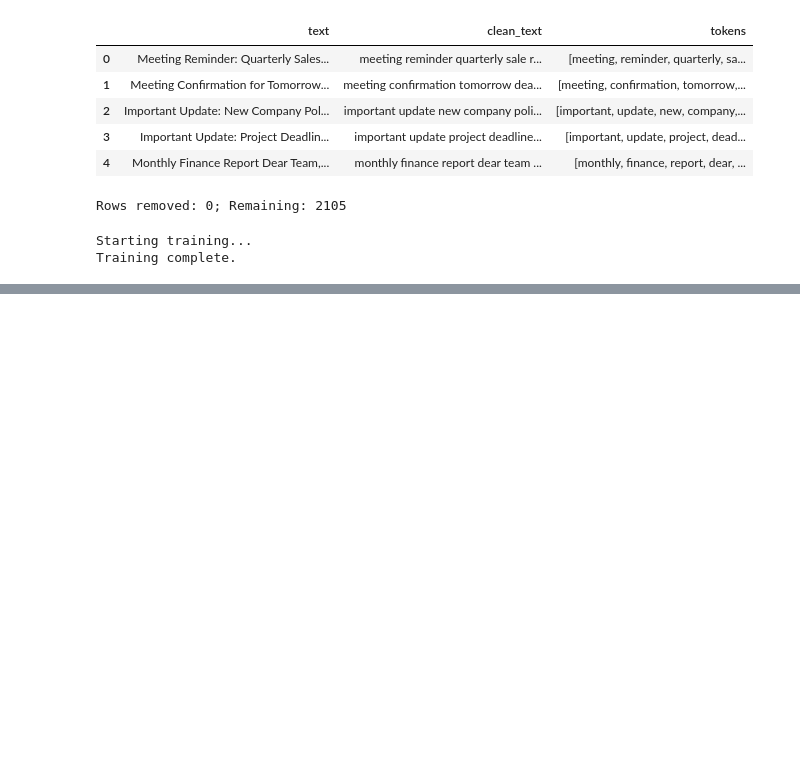
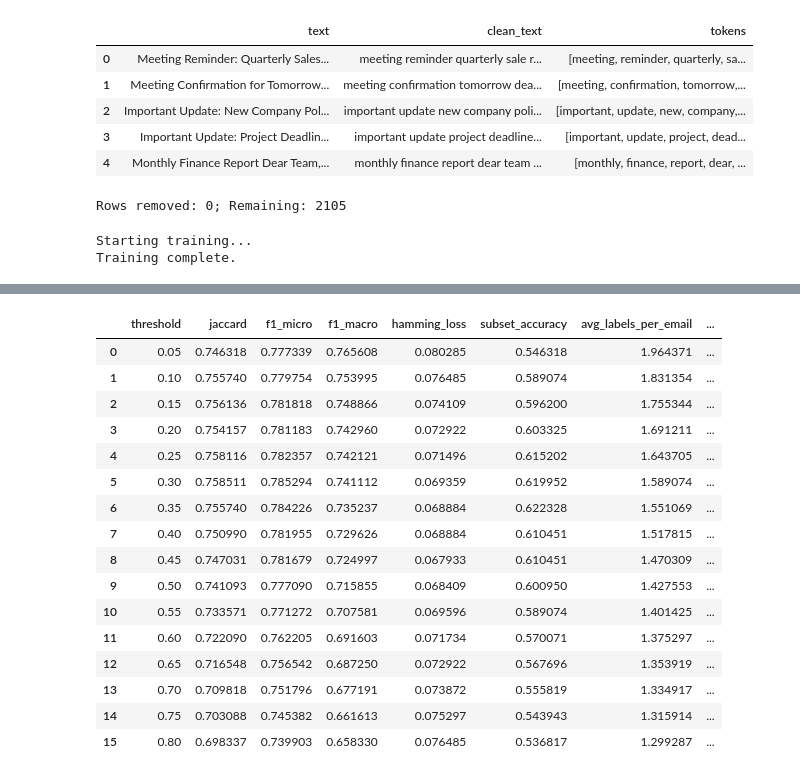
Before and after one commit to WeKeeox/ANLP-Mailsense, a Jupyter notebook: train/mail_categorizer.ipynb, the cells around one changed output, grey strips where cells are left out. Cells and saved outputs as stored; diff of their text form; code cells hidden in the pictures; blank space fills up the shorter version.

```diff
--- a/mail_categorizer.ipynb
+++ b/train/mail_categorizer.ipynb
@@ -310,0 +307,71 @@ y_pred_proba = ovr_classifier.predict_proba(X_test_tfidf)
+# %%
+# --- Threshold grid search for multilabel prediction ---
+
+
+import numpy as np
+import pandas as pd
+from sklearn.metrics import jaccard_score, f1_score, hamming_loss, accuracy_score
+
+
+thresholds = [0.05, 0.10, 0.15, 0.20, 0.25, 0.30, 0.35, 0.40, 0.45, 0.50, 0.55, 0.60, 0.65, 0.70, 0.75, 0.80]
+
+
+rows = []
+
+
+for th in thresholds:
+    y_bin = (y_pred_proba >= th).astype(int)
+    # ensure at least one label per sample
+    row_sums = y_bin.sum(axis=1)
+    no_label_rows = np.where(row_sums == 0)[0]
+    if len(no_label_rows) > 0:
+        top_indices = np.argmax(y_pred_proba[no_label_rows], axis=1)
+        for r, c in zip(no_label_rows, top_indices):
+            y_bin[r, c] = 1
+
+
+    # metrics
+    jacc = jaccard_score(y_test, y_bin, average='samples')
+    f1_micro = f1_score(y_test, y_bin, average='micro')
+    f1_macro = f1_score(y_test, y_bin, average='macro')
+    h_loss = hamming_loss(y_test, y_bin)
+    subset_acc = accuracy_score(y_test, y_bin)
+    avg_labels = y_bin.sum(axis=1).mean()
+
+
+    rows.append({
+        'threshold': th,
+        'jaccard': jacc,
+        'f1_micro': f1_micro,
+        'f1_macro': f1_macro,
+        'hamming_loss': h_loss,
+        'subset_accuracy': subset_acc,
+        'avg_labels_per_email': avg_labels,
+        'forced_one_label_count': int(len(no_label_rows))
+    })
+
+
+results_df = pd.DataFrame(rows)
+
+
+# Choose best threshold by highest Jaccard (you can switch to f1_micro if preferred)
+best_row = results_df.sort_values(['jaccard','f1_micro'], ascending=[False, False]).iloc[0]
+BEST_THRESHOLD = float(best_row['threshold'])
+
+
+# Produce final predictions using BEST_THRESHOLD
+y_pred_bin_thresh = (y_pred_proba >= BEST_THRESHOLD).astype(int)
+row_sums = y_pred_bin_thresh.sum(axis=1)
+no_label_rows = np.where(row_sums == 0)[0]
+if len(no_label_rows) > 0:
+    top_indices = np.argmax(y_pred_proba[no_label_rows], axis=1)
+    for r, c in zip(no_label_rows, top_indices):
+        y_pred_bin_thresh[r, c] = 1
+
+
+print('\nGrid search over thresholds complete.')
+print(f"Best threshold by Jaccard/F1-micro: {BEST_THRESHOLD}")
+display(results_df.sort_values('threshold'))
+print('\nTop 5 by Jaccard:')
+display(results_df.sort_values('jaccard', ascending=False).head(5))
+# %% [output]
@@ -310,0 +380,17 @@ y_pred_proba = ovr_classifier.predict_proba(X_test_tfidf)
+|  | threshold | jaccard | f1_micro | f1_macro | hamming_loss | subset_accuracy | avg_labels_per_email | ... |
+| 0 | 0.05 | 0.746318 | 0.777339 | 0.765608 | 0.080285 | 0.546318 | 1.964371 | ... |
+| 1 | 0.10 | 0.755740 | 0.779754 | 0.753995 | 0.076485 | 0.589074 | 1.831354 | ... |
+| 2 | 0.15 | 0.756136 | 0.781818 | 0.748866 | 0.074109 | 0.596200 | 1.755344 | ... |
+| 3 | 0.20 | 0.754157 | 0.781183 | 0.742960 | 0.072922 | 0.603325 | 1.691211 | ... |
+| 4 | 0.25 | 0.758116 | 0.782357 | 0.742121 | 0.071496 | 0.615202 | 1.643705 | ... |
+| 5 | 0.30 | 0.758511 | 0.785294 | 0.741112 | 0.069359 | 0.619952 | 1.589074 | ... |
+| 6 | 0.35 | 0.755740 | 0.784226 | 0.735237 | 0.068884 | 0.622328 | 1.551069 | ... |
+| 7 | 0.40 | 0.750990 | 0.781955 | 0.729626 | 0.068884 | 0.610451 | 1.517815 | ... |
+| 8 | 0.45 | 0.747031 | 0.781679 | 0.724997 | 0.067933 | 0.610451 | 1.470309 | ... |
+| 9 | 0.50 | 0.741093 | 0.777090 | 0.715855 | 0.068409 | 0.600950 | 1.427553 | ... |
+| 10 | 0.55 | 0.733571 | 0.771272 | 0.707581 | 0.069596 | 0.589074 | 1.401425 | ... |
+| 11 | 0.60 | 0.722090 | 0.762205 | 0.691603 | 0.071734 | 0.570071 | 1.375297 | ... |
+| 12 | 0.65 | 0.716548 | 0.756542 | 0.687250 | 0.072922 | 0.567696 | 1.353919 | ... |
+| 13 | 0.70 | 0.709818 | 0.751796 | 0.677191 | 0.073872 | 0.555819 | 1.334917 | ... |
+| 14 | 0.75 | 0.703088 | 0.745382 | 0.661613 | 0.075297 | 0.543943 | 1.315914 | ... |
+| 15 | 0.80 | 0.698337 | 0.739903 | 0.658330 | 0.076485 | 0.536817 | 1.299287 | ... |
```
Also changed, not shown: parts of 6 cells of this notebook, 29 other files.
